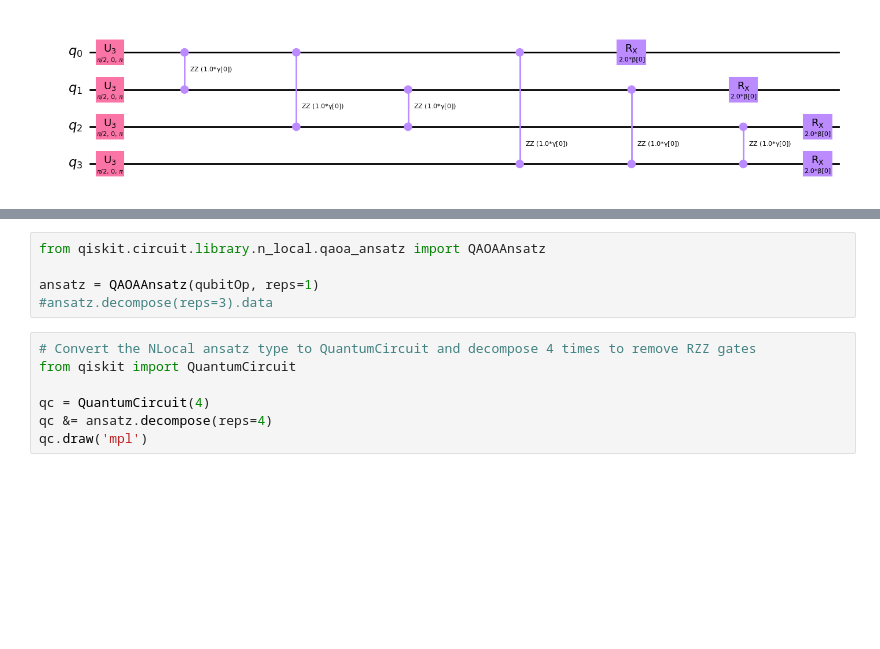
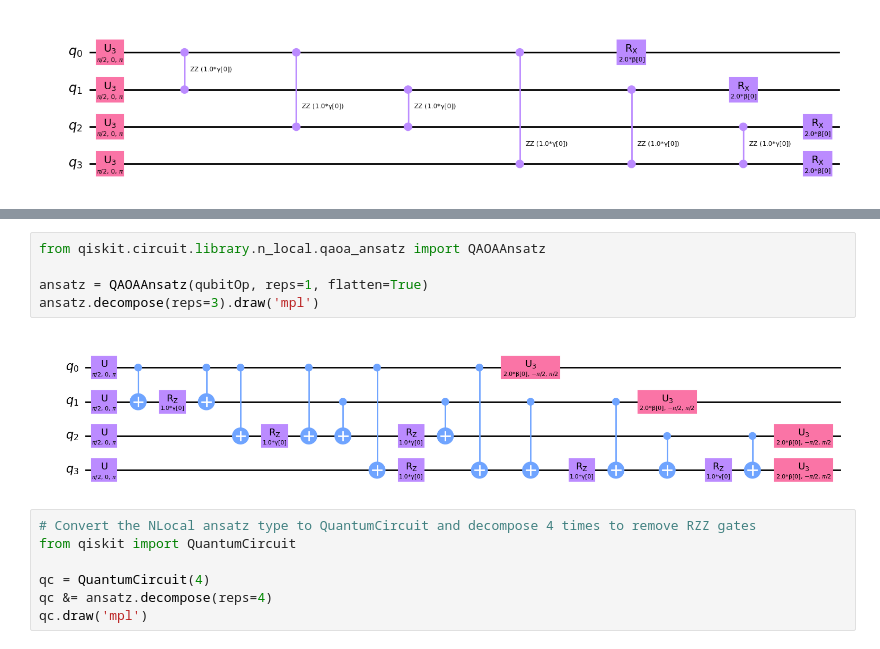
Before and after one commit to filipmazurek/circuit-knitting-toolbox-modified, a Jupyter notebook: docs/circuit_cutting/gate_and_wire_cuts/algorithm_examples/QAOA Example.ipynb, the cells around one changed output, grey strips where cells are left out. Drawn from its saved outputs; the diff is of its cells as text; blank space fills up the shorter version.

```diff
--- a/docs/circuit_cutting/gate_and_wire_cuts/algorithm_examples/QAOA Example.ipynb
+++ b/docs/circuit_cutting/gate_and_wire_cuts/algorithm_examples/QAOA Example.ipynb
@@ -103,8 +103,10 @@ solution objective: 4.0
 # %%
 from qiskit.circuit.library.n_local.qaoa_ansatz import QAOAAnsatz
 
-ansatz = QAOAAnsatz(qubitOp, reps=1)
-#ansatz.decompose(reps=3).data
+ansatz = QAOAAnsatz(qubitOp, reps=1, flatten=True)
+ansatz.decompose(reps=3).draw('mpl')
+# %% [output]
+[figure, added]
 # %%
 # Convert the NLocal ansatz type to QuantumCircuit and decompose 4 times to remove RZZ gates
 from qiskit import QuantumCircuit
```
Also changed, not shown: parts of 6 cells of this notebook, 4 other files.
